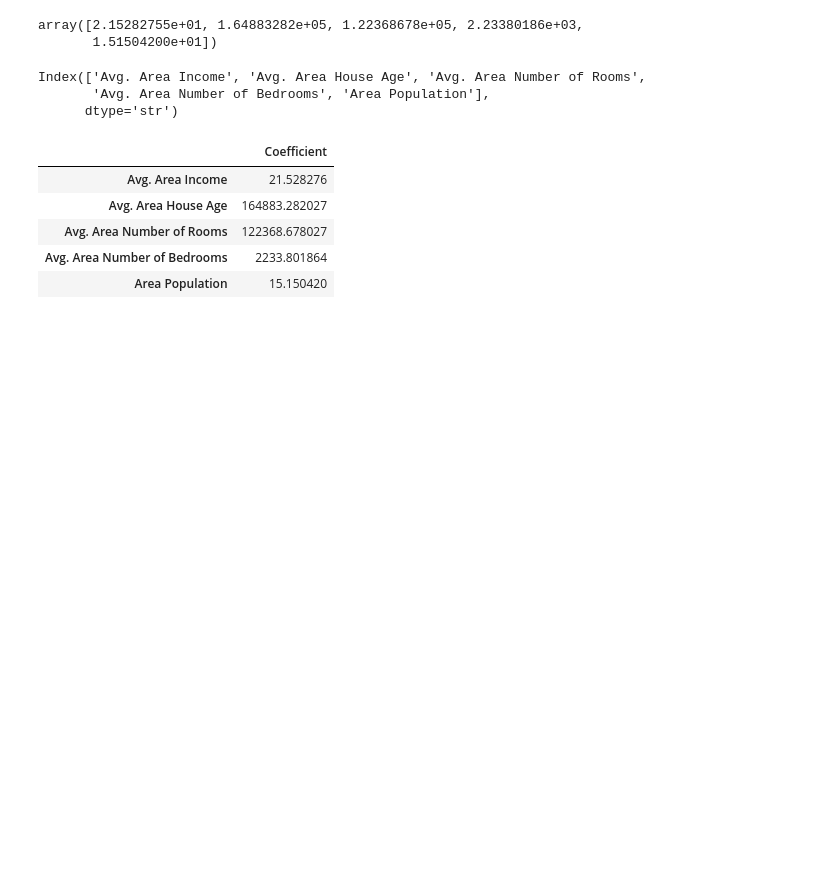
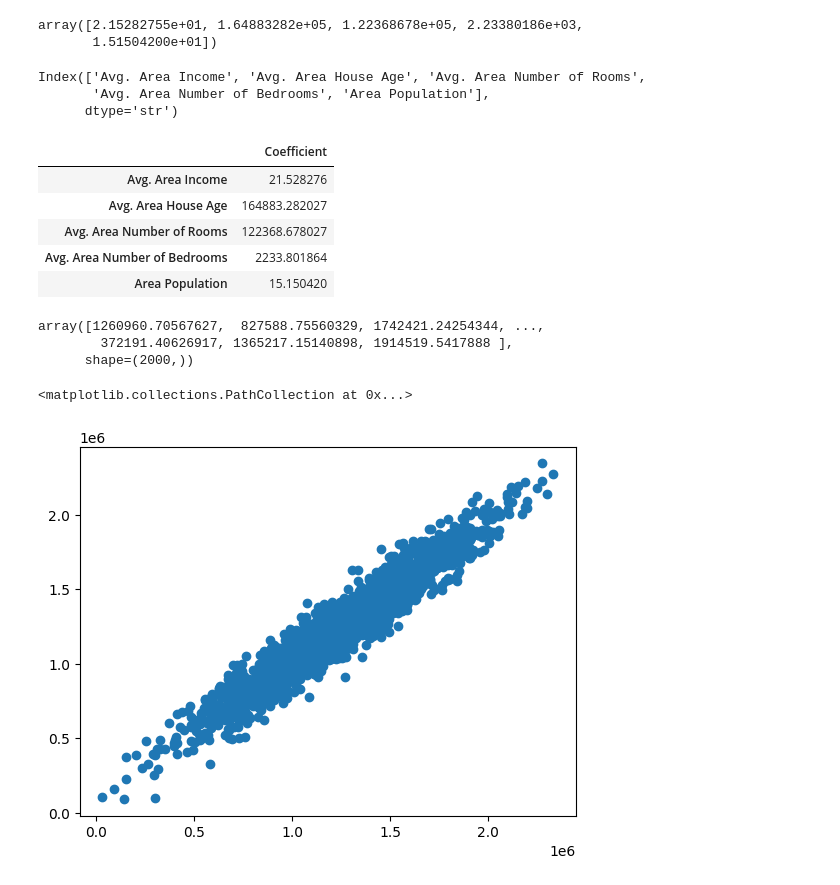
Before and after one commit to SomneelMaity/K_Tech, a Jupyter notebook: Learn_Python/Udemy_Jose_Portilla/Section_15_Linear_Regression/Linear_Regression.ipynb, the cells around one changed output. Cells and saved outputs as stored; diff of their text form; code cells hidden in the pictures; blank space fills up the shorter version.

```diff
--- a/Learn_Python/Udemy_Jose_Portilla/Section_15_Linear_Regression/Linear_Regression.ipynb
+++ b/Learn_Python/Udemy_Jose_Portilla/Section_15_Linear_Regression/Linear_Regression.ipynb
@@ -119,3 +119,16 @@ cdf
 | Avg. Area Number of Rooms | 122368.678027 |
 | Avg. Area Number of Bedrooms | 2233.801864 |
 | Area Population | 15.150420 |
+# %%
+# predicting the test set results
+predictions = lm.predict(X_test)   # Use the model to make predictions on the test set
+predictions
+# %% [output]
+array([1260960.70567627,  827588.75560329, 1742421.24254344, ...,
+        372191.40626917, 1365217.15140898, 1914519.5417888 ],
+      shape=(2000,))
+# %%
+plt.scatter(y_test, predictions)   # Create a scatter plot of actual vs predicted values
+# %% [output]
+<matplotlib.collections.PathCollection at 0x...>
+[figure, added]
```
Also changed, not shown: parts of 4 cells of this notebook, 2 other files.
